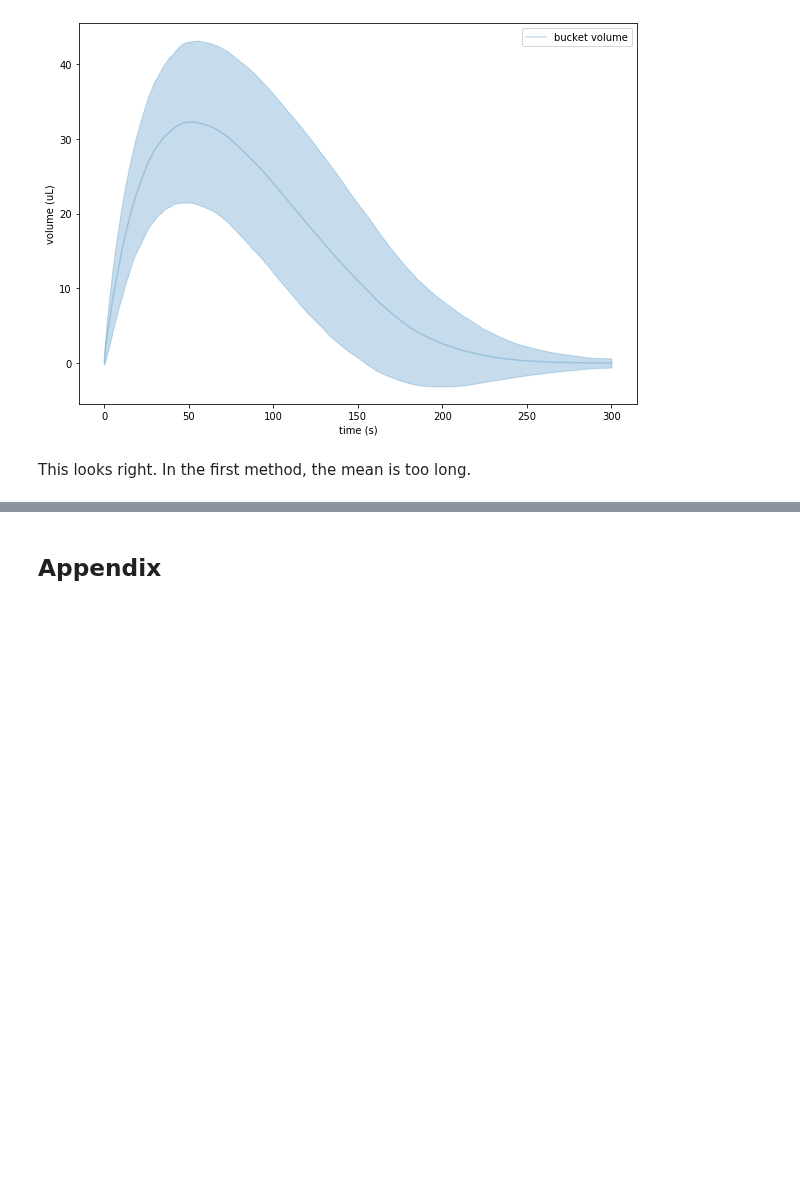
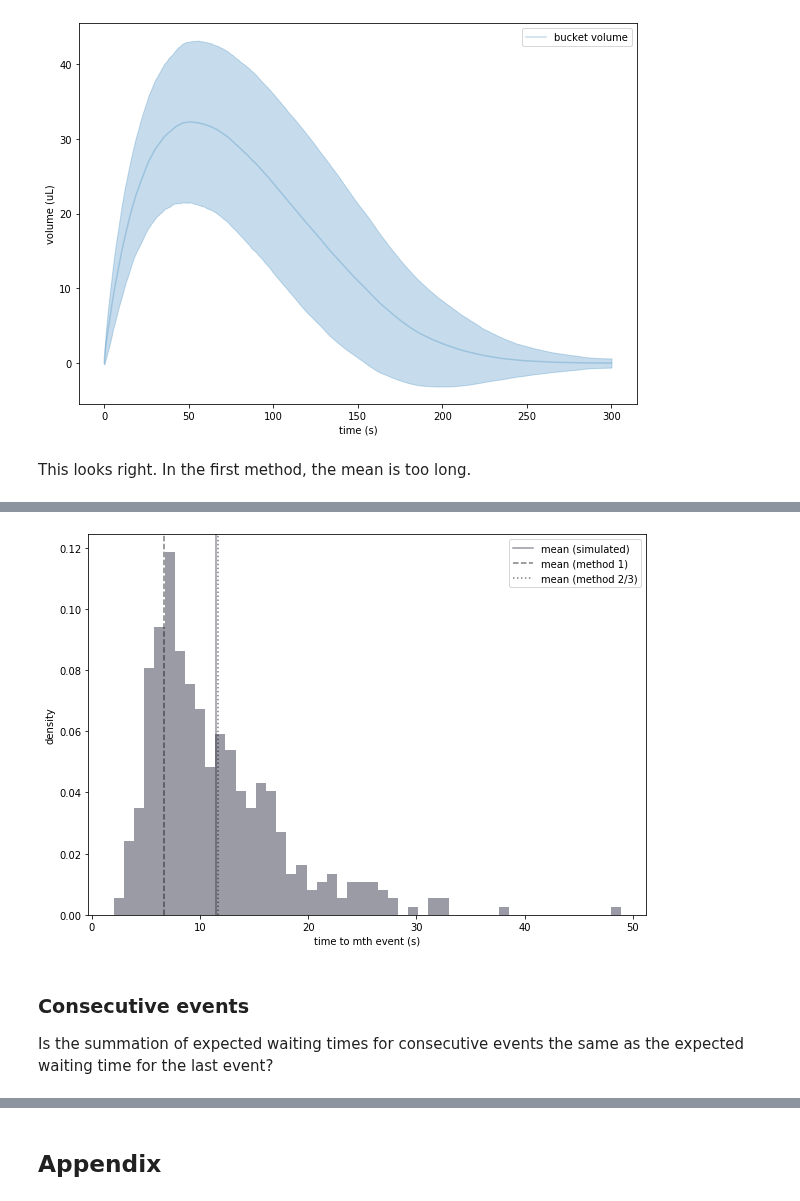
Before and after one commit to jbwebb8/foraging-analysis, a Jupyter notebook: notebooks/poisson_drip.ipynb, the cells around one changed output, grey strips where cells are left out. Saved outputs shown, nothing was run; the diff lists cells and outputs as text; code cells hidden in the pictures; blank space fills up the shorter version.

```diff
--- a/notebooks/poisson_drip.ipynb
+++ b/notebooks/poisson_drip.ipynb
@@ -535,0 +717,18 @@ This looks right. In the first method, the mean is too long.
+# %%
+# Model settings
+M = 10 # mth event to estimate waiting time
+lam0 = 2.5 # initial Poisson rate
+tau = 6.0 # decay rate
+lam = lambda t: lam0*np.exp(-t/tau)
+Lam = lambda t, s: lam0*tau*(np.exp(-t/tau) - np.exp(-(t+s)/tau))
+model = Poisson(lam=lam, Lam=Lam, homogeneous=False)
+# %%
+# Simulate events
+t0 = 3.0 # start time
+N = 1000 # number of simulations
+t = np.ones([N])*np.nan
+for n in range(N):
+    try:
+        t[n] = model.times(interevent=False, t=t0, s=1000.0)[M-1]
+    except IndexError:
+        continue
@@ -535,0 +783,38 @@ This looks right. In the first method, the mean is too long.
+# %%
+# Figure settings
+fig, ax = plt.subplots(figsize=(10, 7))
+cmap = plt.get_cmap('bone')
+
+# Plot histogram of simulated values
+ax.hist(t - t0,
+        color=cmap(0.25),
+        alpha=0.5,
+        bins=50,
+        density=True)
+ax.axvline(np.nanmean(t) - t0,
+           color=cmap(0.2),
+           linestyle='-',
+           alpha=0.5,
+           label='mean (simulated)')
+
+# Plot theoretical means
+ax.axvline(t_est_1,
+           color=cmap(0.0),
+           linestyle='--',
+           alpha=0.5,
+           label='mean (method 1)')
+ax.axvline(t_est_2,
+           color=cmap(0.0),
+           linestyle=':',
+           alpha=0.5,
+           label='mean (method 2/3)')
+
+# Label axes
+ax.set_xlabel('time to mth event (s)')
+ax.set_ylabel('density')
+ax.legend();
+# %% [output]
+[figure, added]
+# %% [markdown]
+### Consecutive events
+Is the summation of expected waiting times for consecutive events the same as the expected waiting time for the last event?
```
Also changed, not shown: parts of 19 cells of this notebook, 1 other file.
